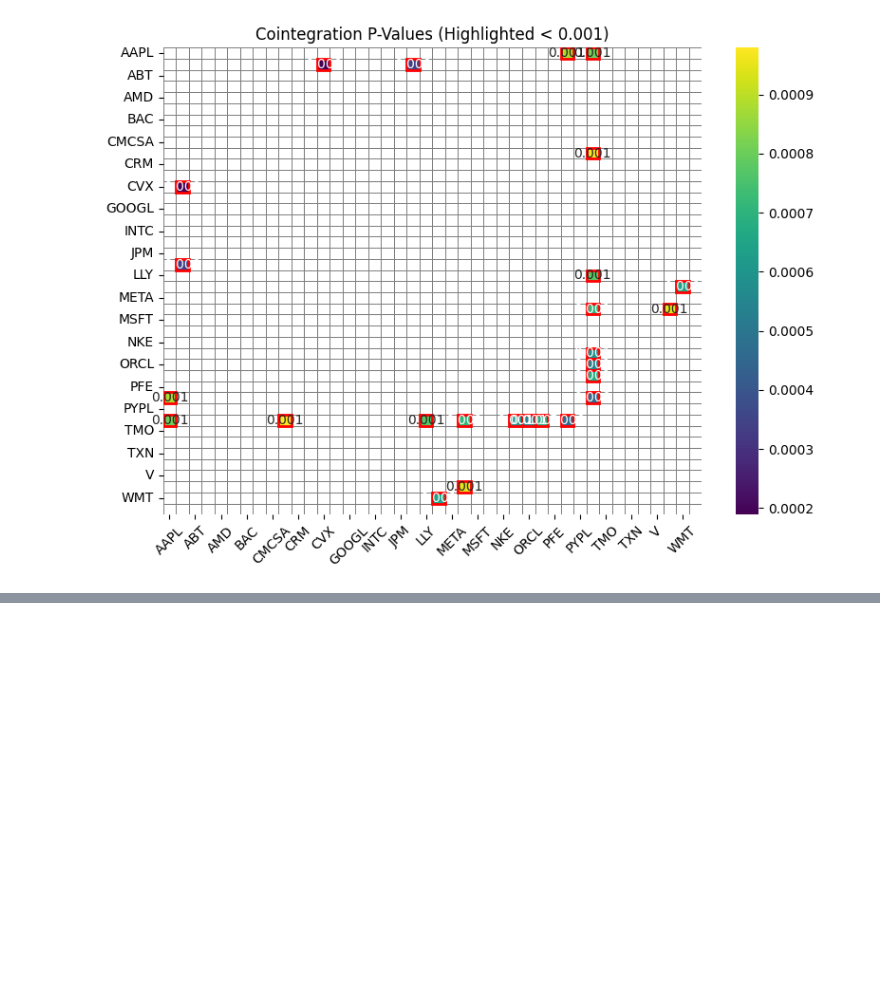
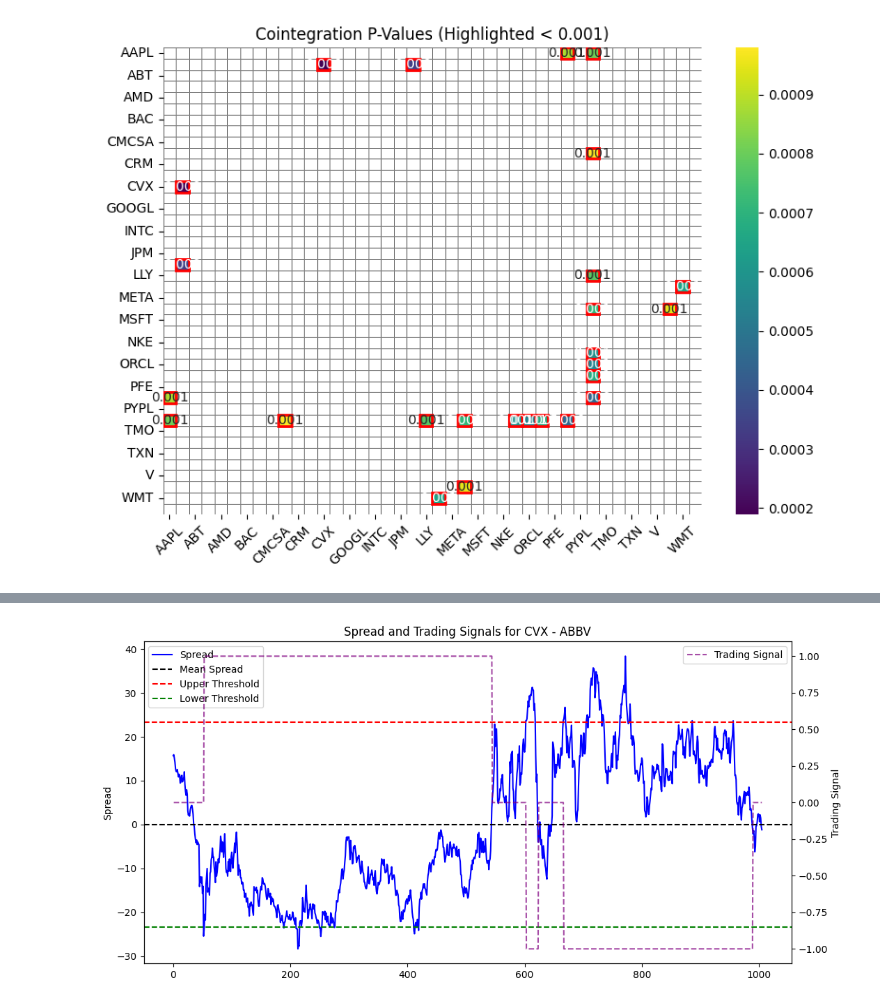
Before and after one commit to luca-benedetti/long_short_strategy, a Jupyter notebook: notebooks/tests.ipynb, the cells around one changed output, grey strips where cells are left out. Saved outputs shown, nothing was run; the diff lists cells and outputs as text; code cells hidden in the pictures; blank space fills up the shorter version.

Commit message:
feat:test strategy class

```diff
--- a/notebooks/tests.ipynb
+++ b/notebooks/tests.ipynb
@@ -151 +153,18 @@ vis.plot_spread(data,asset1,asset2,beta_matrix)
 [figure]
+# %%
+p1 = AssetPair(
+    asset1=coint_pairs.asset_1[0],
+    asset2=coint_pairs.asset_2[0],
+    beta = beta_matrix[coint_pairs.asset_1[0]][coint_pairs.asset_2[0]]
+    )
+p2 = AssetPair(
+    asset1=coint_pairs.asset_1[1],
+    asset2=coint_pairs.asset_2[1],
+    beta = beta_matrix[coint_pairs.asset_1[1]][coint_pairs.asset_2[1]]
+    )
+
+pairs = [p1,p2]
+# %%
+strategy = Strategy()
+k=1.5
+pairs_dfs = strategy.evaluate_spreads(data,pairs,k)
@@ -151,0 +189,27 @@ vis.plot_spread(data,asset1,asset2,beta_matrix)
+# %%
+import matplotlib.pyplot as plt
+
+# Select the first evaluated pair's DataFrame
+df_plot = pairs_dfs[0]  # First pair
+
+# Create a figure with two subplots
+fig, ax1 = plt.subplots(figsize=(12, 6))
+
+# Plot spread
+ax1.plot(df_plot.index, df_plot["Spread"], label="Spread", color='blue')
+ax1.axhline(y=df_plot["Spread"].mean(), color='black', linestyle="--", label="Mean Spread")
+ax1.axhline(y=df_plot["Spread"].mean() + k * df_plot["Spread"].std(), color='red', linestyle="--", label="Upper Threshold")
+ax1.axhline(y=df_plot["Spread"].mean() - k * df_plot["Spread"].std(), color='green', linestyle="--", label="Lower Threshold")
+ax1.set_ylabel("Spread")
+ax1.set_title(f"Spread and Trading Signals for {pairs[0].asset1} - {pairs[0].asset2}")
+ax1.legend(loc="upper left")
+
+# Create a second y-axis for signals
+ax2 = ax1.twinx()
+ax2.plot(df_plot.index, df_plot["Signal_Shifted"], label="Trading Signal", color="purple", linestyle="dashed", alpha=0.7)
+ax2.set_ylabel("Trading Signal")
+ax2.legend(loc="upper right")
+
+plt.show()
+# %% [output]
+[figure, added]
```
Also changed, not shown: parts of 12 cells of this notebook.
